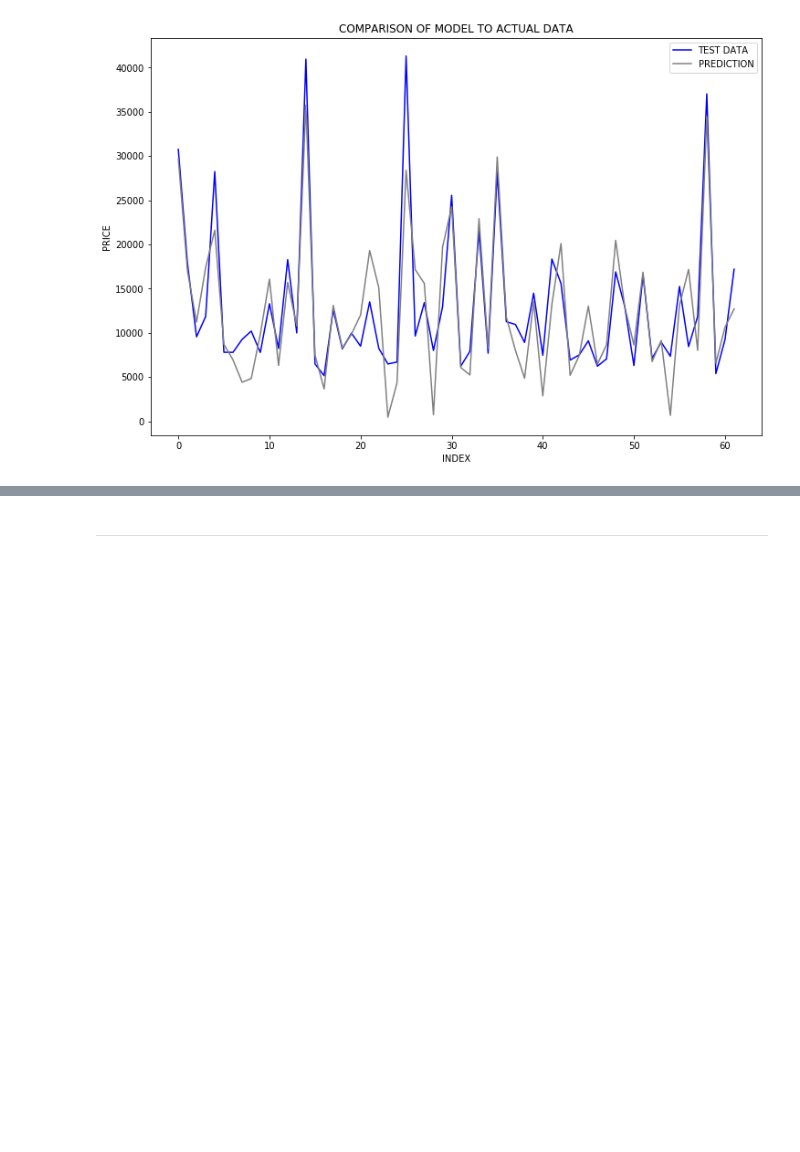
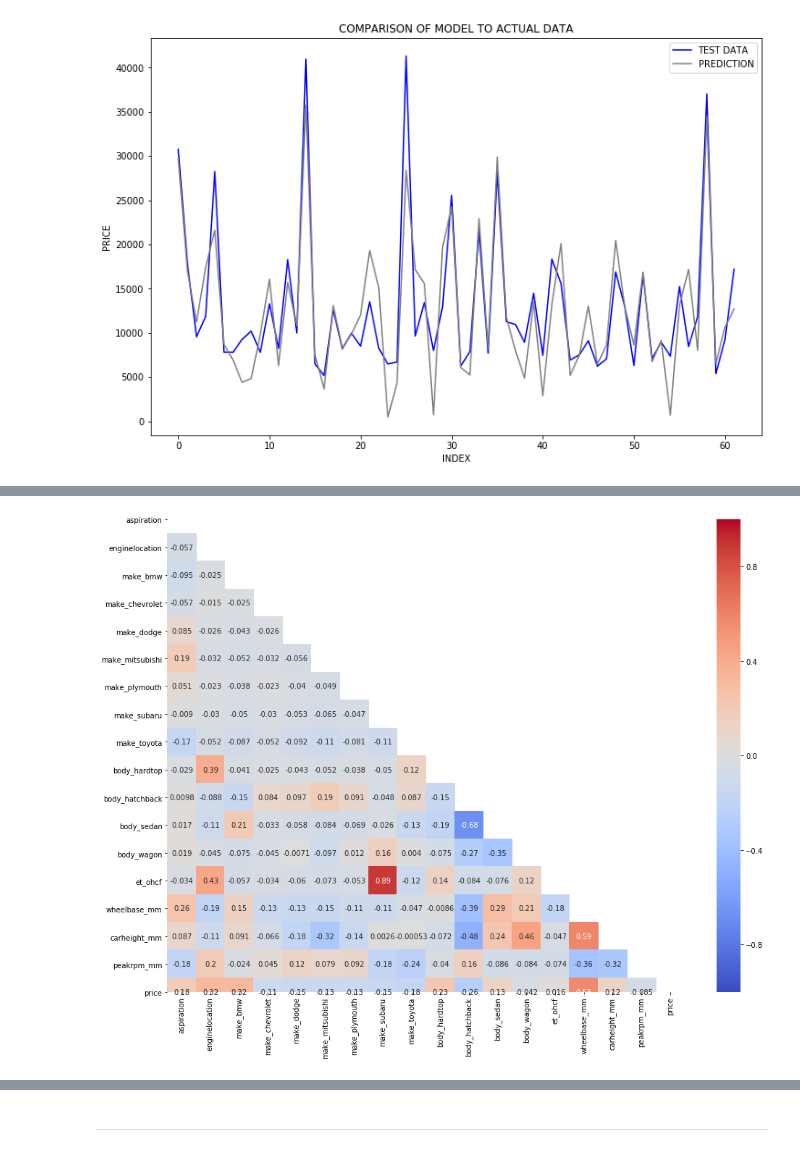
Before and after one commit to daveajstearns/cars, a Jupyter notebook: cars_project.ipynb, the cells around one changed output, grey strips where cells are left out. Cells and saved outputs as stored; diff of their text form; code cells hidden in the pictures; blank space fills up the shorter version.

```diff
--- a/cars_project.ipynb
+++ b/cars_project.ipynb
@@ -559,0 +590,5 @@ Test RMSE:  3947.657130588035
+# %%
+X_anova_sc3_comparison = pd.concat([X_anova_sc3,y_anova],axis=1)
+heat_matrix(X_anova_sc3_comparison)
+# %% [output]
+[figure, added]
```
Also changed, not shown: parts of 45 cells of this notebook.
